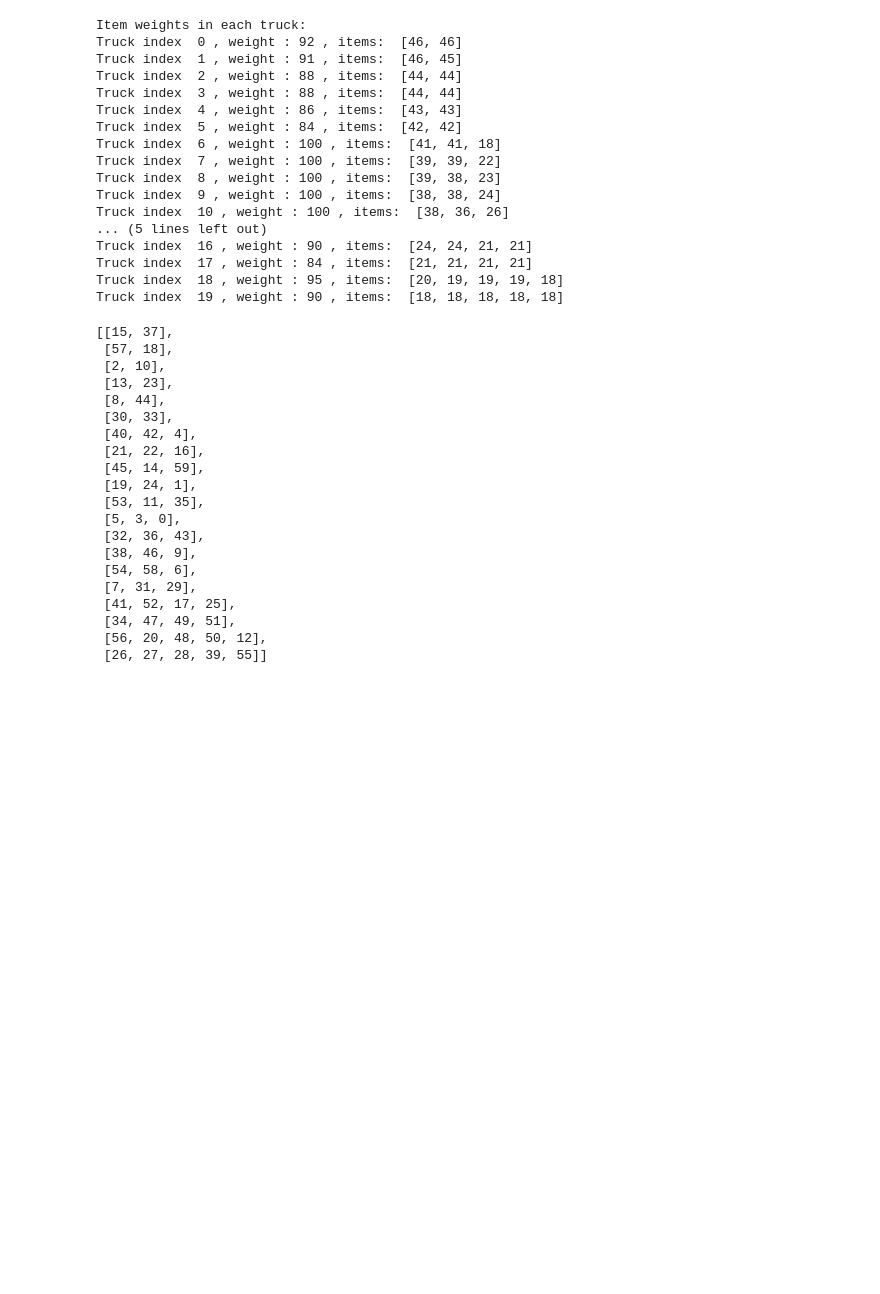
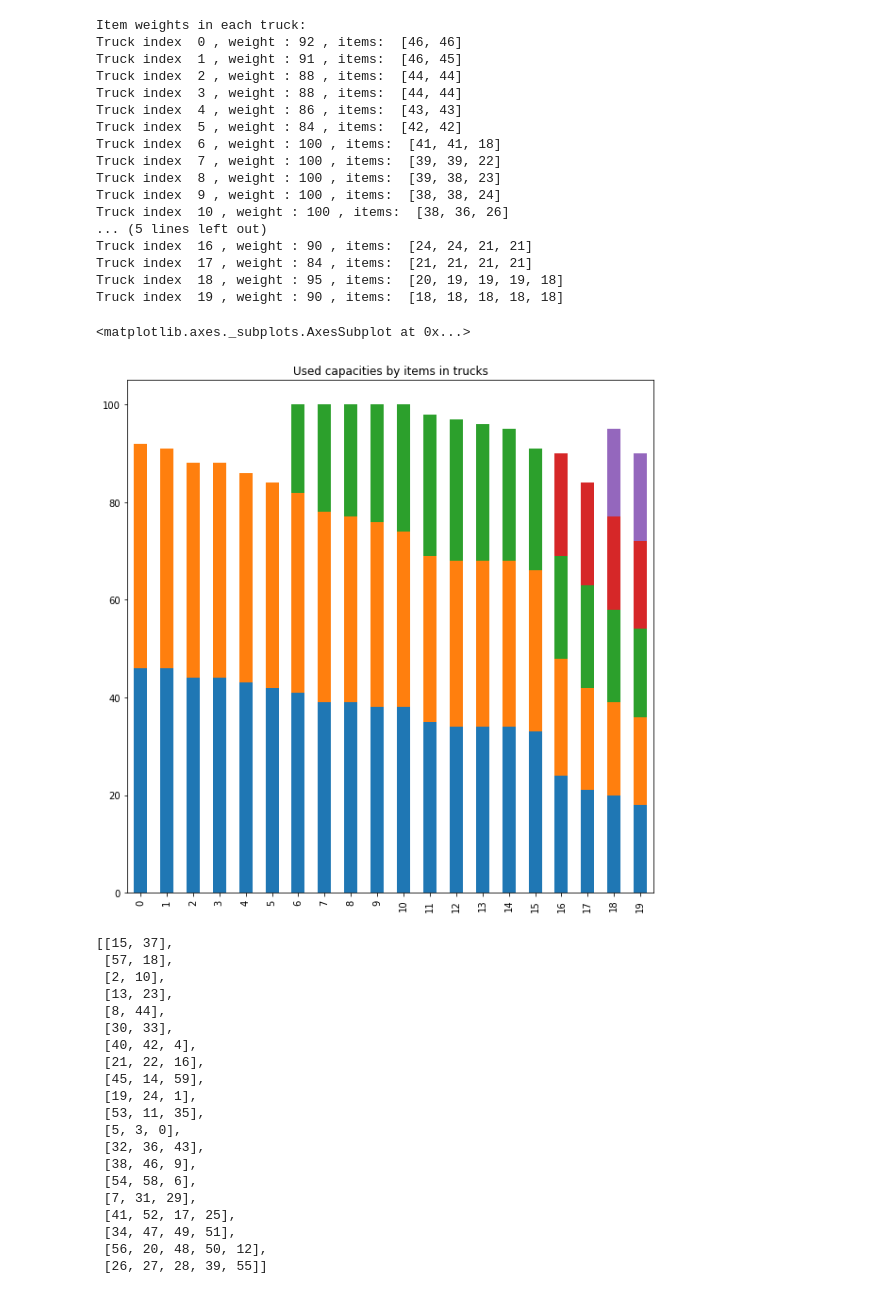
Before and after one commit to GLopezMUZH/Packing_and_Vehcicle_Routing, a Jupyter notebook: L&GV_Ex4_Part1_ItemsFromPlants.ipynb, the cells around one changed output. Saved outputs shown, nothing was run; the diff lists cells and outputs as text; code cells hidden in the pictures; blank space fills up the shorter version.

```diff
--- a/L&GV_Ex4_Part1_ItemsFromPlants.ipynb
+++ b/L&GV_Ex4_Part1_ItemsFromPlants.ipynb
@@ -139,5 +155,11 @@ def bestFitDecreasing(unordered_weights, n, c):
 
 # This code is contributed by Rajput-Ji + GLM alterations
+# %%
+def bestFitDecreasing(unordered_weights, n, c):
+    # Sort by weight decreasing
+    weights = np.sort(unordered_weights)[::-1]
+
+    return bestFit(weights, n, c)
 # %% [markdown]
 ### Utility functions for Bin Packing
 # %%
@@ -323,6 +429,13 @@ Truck index  16 , weight : 90 , items:  [24, 24, 21, 21]
 Truck index  17 , weight : 84 , items:  [21, 21, 21, 21]
 Truck index  18 , weight : 95 , items:  [20, 19, 19, 19, 18]
 Truck index  19 , weight : 90 , items:  [18, 18, 18, 18, 18]
+# %%
+df = pd.DataFrame(trucks_items_weights)
+df = df.fillna(0)
+df.plot(kind='bar', stacked=True,title='Used capacities by items in trucks', figsize=(10,10), legend = False)
+# %% [output]
+<matplotlib.axes._subplots.AxesSubplot at 0x...>
+[figure, added]
 # %%
 # get the item indexes for the given weights in the trucks
 trucks_items_indexes = get_item_index_in_trucks(w3_arr, nr_trucks, trucks_items_weights)
```
Also changed, not shown: parts of 20 cells of this notebook.
